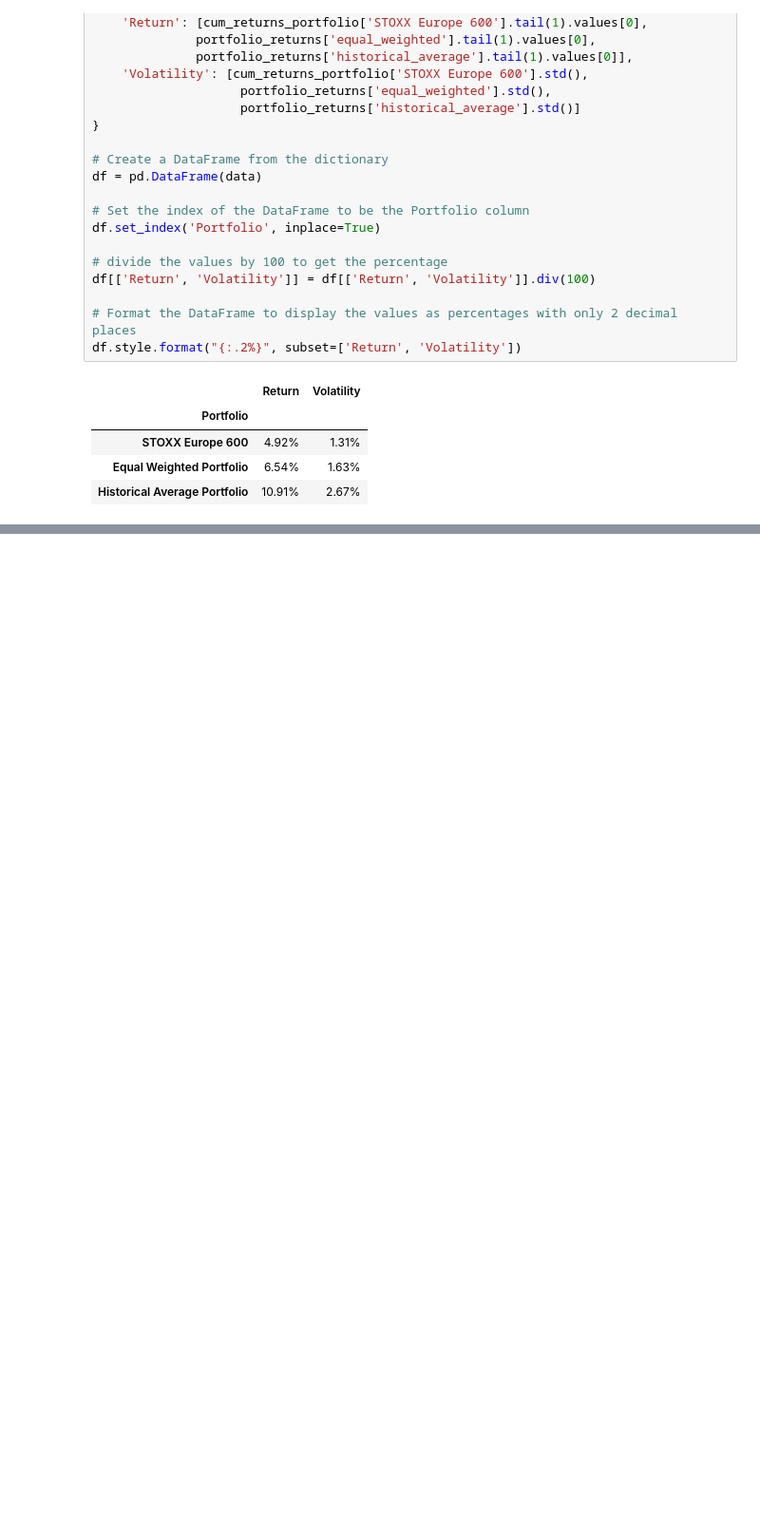
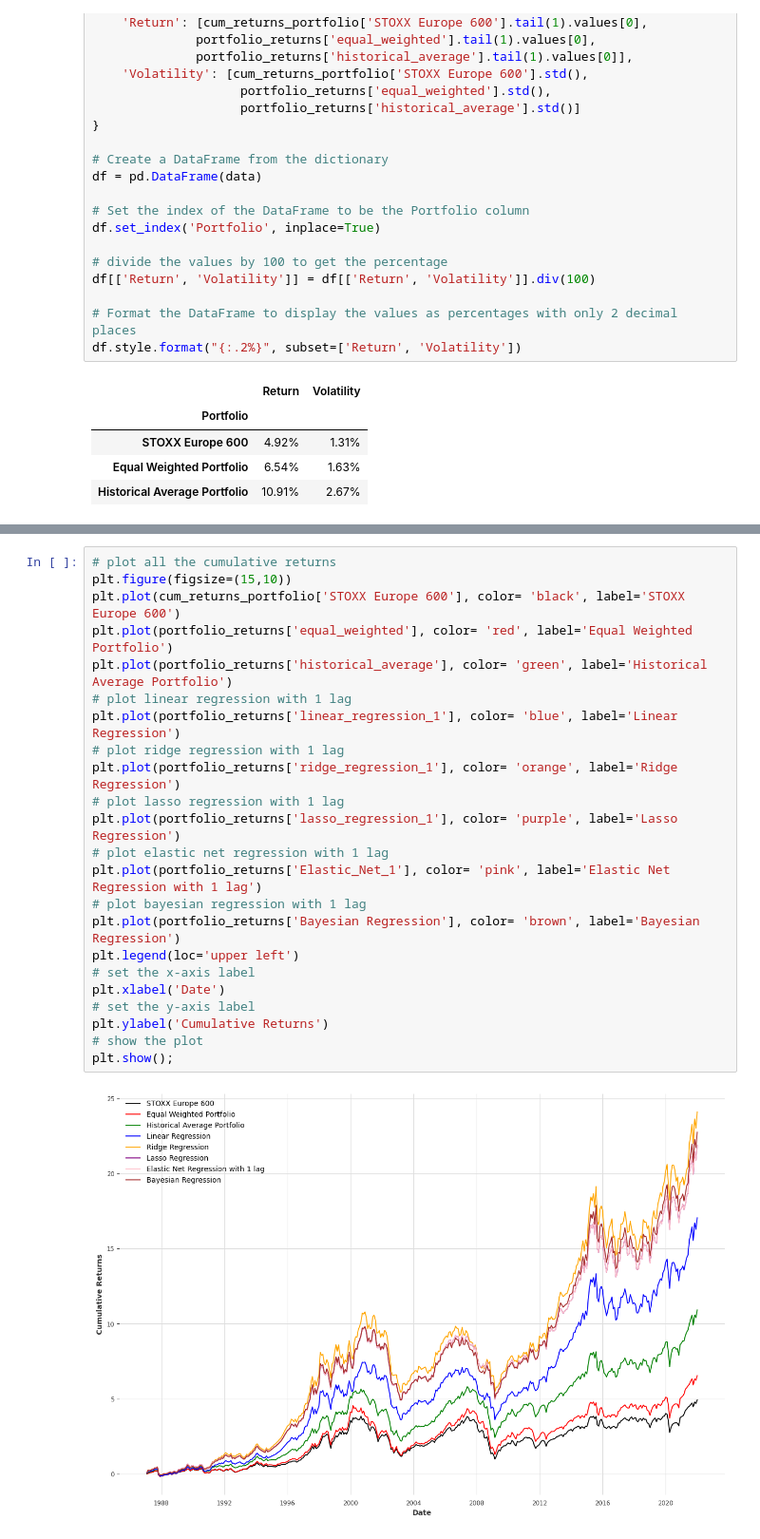
Before and after one commit to Ankru98/masterthesis, a Jupyter notebook: shrinkage_building_model_portfolio.ipynb, the cells around one changed output, grey strips where cells are left out. Shown at 95% size. Drawn from its saved outputs; the diff is of its cells as text; blank space fills up the shorter version.

```diff
--- a/shrinkage_building_model_portfolio.ipynb
+++ b/shrinkage_building_model_portfolio.ipynb
@@ -1523,0 +1648,25 @@ df.style.format("{:.2%}", subset=['Return', 'Volatility'])
+# %%
+# plot all the cumulative returns
+plt.figure(figsize=(15,10))
+plt.plot(cum_returns_portfolio['STOXX Europe 600'], color= 'black', label='STOXX Europe 600')
+plt.plot(portfolio_returns['equal_weighted'], color= 'red', label='Equal Weighted Portfolio')
+plt.plot(portfolio_returns['historical_average'], color= 'green', label='Historical Average Portfolio')
+# plot linear regression with 1 lag
+plt.plot(portfolio_returns['linear_regression_1'], color= 'blue', label='Linear Regression')
+# plot ridge regression with 1 lag
+plt.plot(portfolio_returns['ridge_regression_1'], color= 'orange', label='Ridge Regression')
+# plot lasso regression with 1 lag
+plt.plot(portfolio_returns['lasso_regression_1'], color= 'purple', label='Lasso Regression')
+# plot elastic net regression with 1 lag
+plt.plot(portfolio_returns['Elastic_Net_1'], color= 'pink', label='Elastic Net Regression with 1 lag')
+# plot bayesian regression with 1 lag
+plt.plot(portfolio_returns['Bayesian Regression'], color= 'brown', label='Bayesian Regression')
+plt.legend(loc='upper left')
+# set the x-axis label
+plt.xlabel('Date')
+# set the y-axis label
+plt.ylabel('Cumulative Returns')
+# show the plot
+plt.show();
+# %% [output]
+[figure, added]
```
Also changed, not shown: parts of 15 cells of this notebook, 13 other files.
